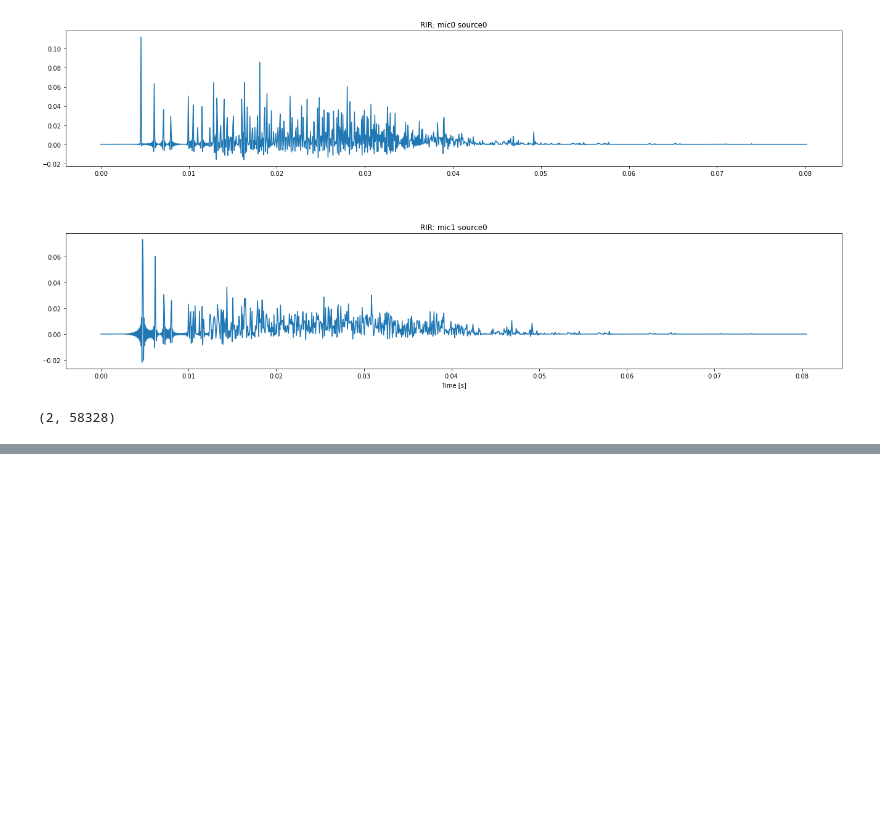
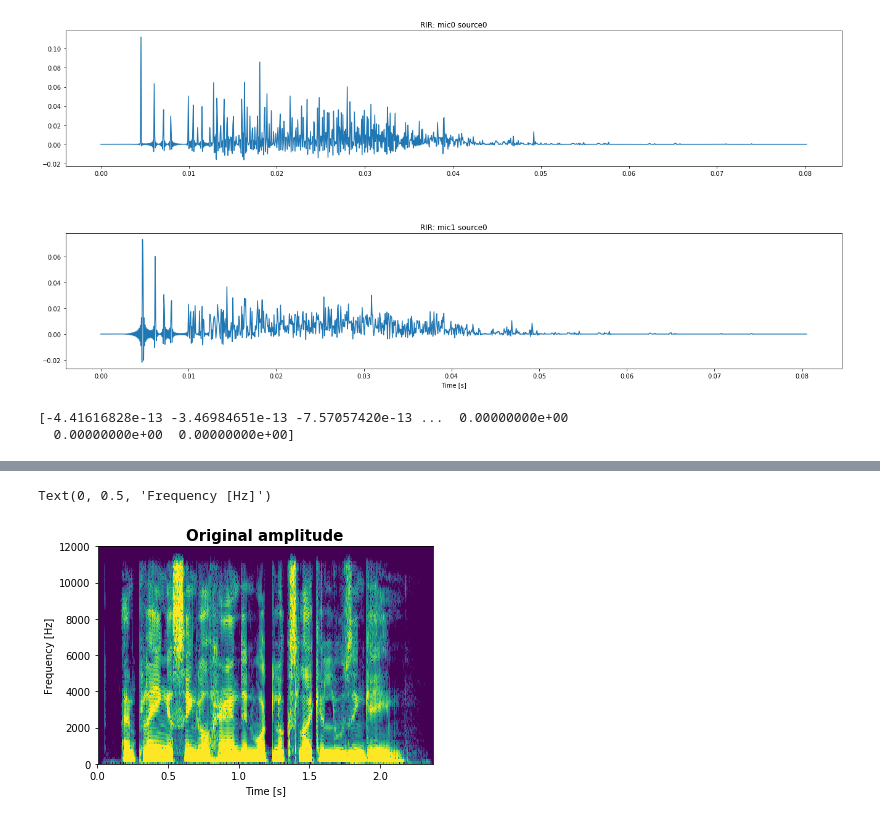
Before and after one commit to YoussefJanjar/Semester-Project-Signal-Processing-Laboratory-2-LTS2-EPFL-Spring-2019, a Jupyter notebook: Trials/pyr_trial.ipynb, the cells around one changed output, grey strips where cells are left out. Cells and saved outputs as stored; diff of their text form; code cells hidden in the pictures; blank space fills up the shorter version.

Commit message:
Exploring different representation for phase and amplitude spectrograms

```diff
--- a/Trials/pyr_trial.ipynb
+++ b/Trials/pyr_trial.ipynb
@@ -78,10 +78,11 @@ fig.set_size_inches(20, 10)
 # %%
 #Simulation of the convolved signal with the impulse reponses of each microphone
 room.simulate()
-print(room.mic_array.signals.shape)
+print(room.mic_array.signals[0][:])
 #what represents room.mic_array.signals?
 # %% [output]
-(2, 58328)
+[-4.41616828e-13 -3.46984651e-13 -7.57057420e-13 ...  0.00000000e+00
+  0.00000000e+00  0.00000000e+00]
 # %%
 #We create and audio for the output of our simulation
 print("Original WAV:")
@@ -103,3 +104,12 @@ Simulated propagation to 2nd mic:
 [interactive output not drawn]
 # %%
 #Noticing no difference between the simulation captured by the first and the second mic ,which normal both mic are very close to each other in this simulation,but very robotic compared to the original WAV
+# %%
+fs = 24000
+plt.specgram(signal.astype(np.float32), NFFT=256, Fs=fs, vmin=-20, vmax=30)
+plt.title('Original amplitude', fontsize=15, fontweight="bold")
+plt.xlabel('Time [s]')
+plt.ylabel('Frequency [Hz]')
+# %% [output]
+Text(0, 0.5, 'Frequency [Hz]')
+[figure, added]
```
Also changed, not shown: parts of 6 cells of this notebook, 22 other files.
